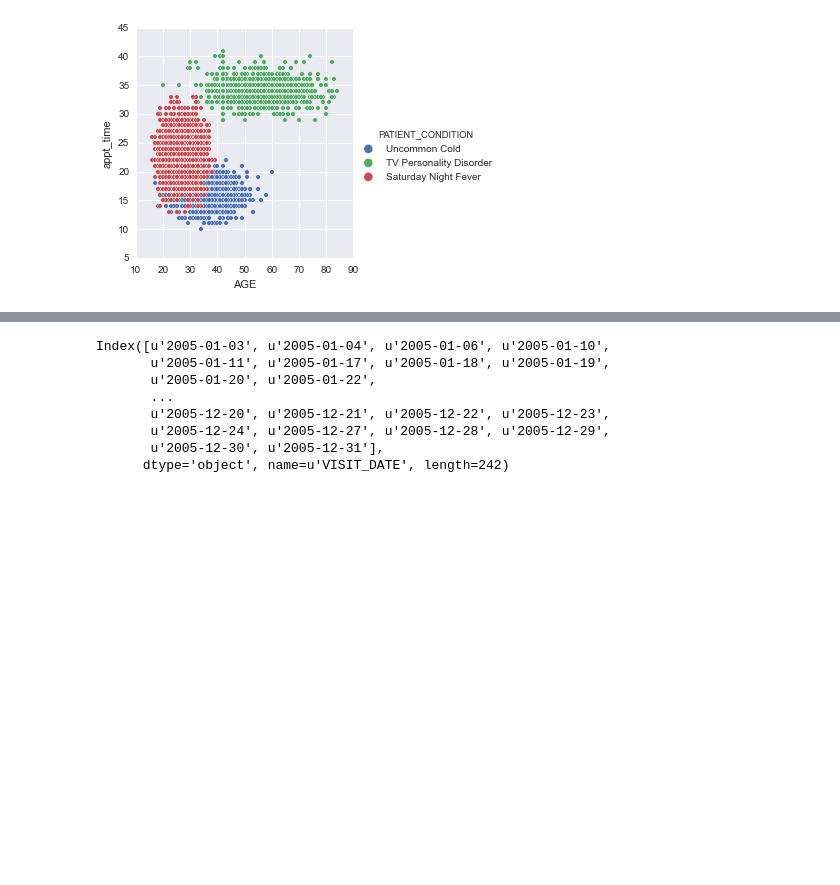
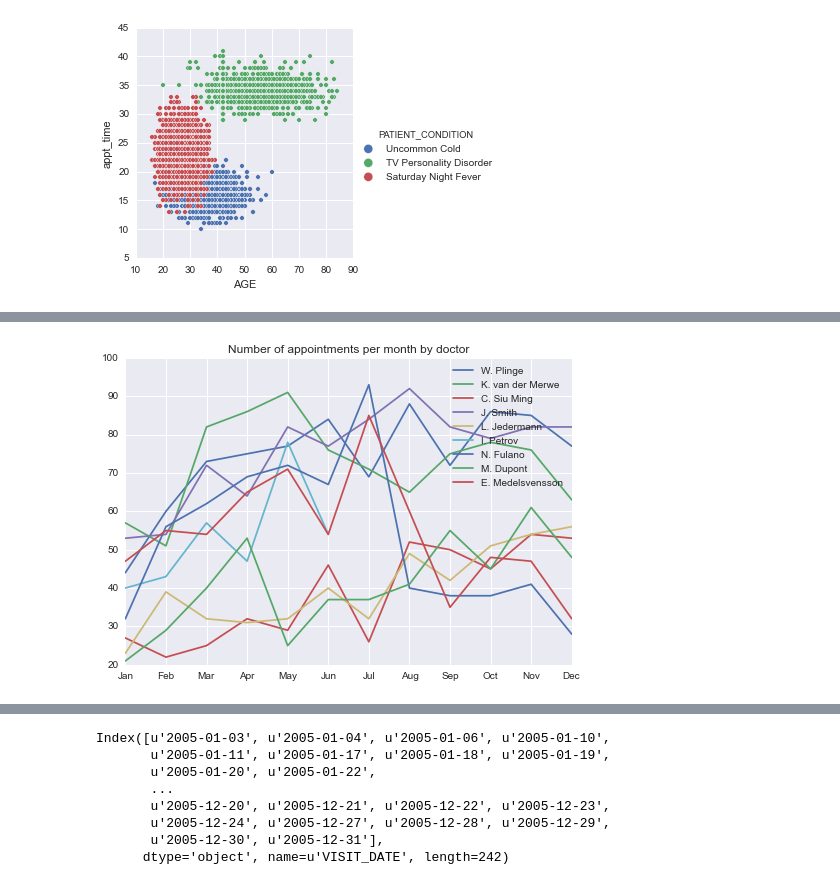
Before and after one commit to gautsi/pmareport, a Jupyter notebook: notebooks/pma.ipynb, the cells around one changed output, grey strips where cells are left out. Drawn from its saved outputs; the diff is of its cells as text; code cells hidden in the pictures; blank space fills up the shorter version.

```diff
--- a/notebooks/pma.ipynb
+++ b/notebooks/pma.ipynb
@@ -50,0 +64,14 @@ for i in set(df.PROVIDER_NAME):
+# %%
+df_month_doc = df.groupby(['month', 'PROVIDER_NAME'])
+df_month_doc_cnt = df_month_doc.count()
+for i in list(set(df.PROVIDER_NAME)):
+    #plt.clf()
+    data = df_month_doc_cnt.xs(i, level='PROVIDER_NAME')
+    plt.plot(data.index, data.PATIENT_ID, label=i)
+    plt.xticks(xrange(0, 13), calendar.month_abbr)
+    plt.xlim(xmin=1)
+plt.title('Number of appointments per month by doctor')
+plt.legend()
+plt.savefig('appts_per_month_doc.png', dpi=300)
+# %% [output]
+[figure, added]
```
Also changed, not shown: parts of 8 cells of this notebook.
